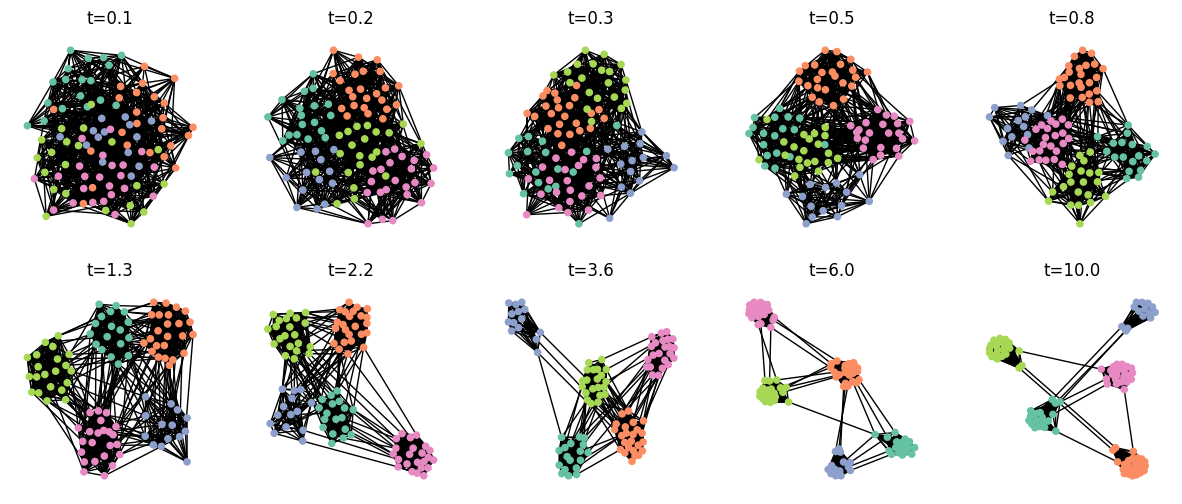
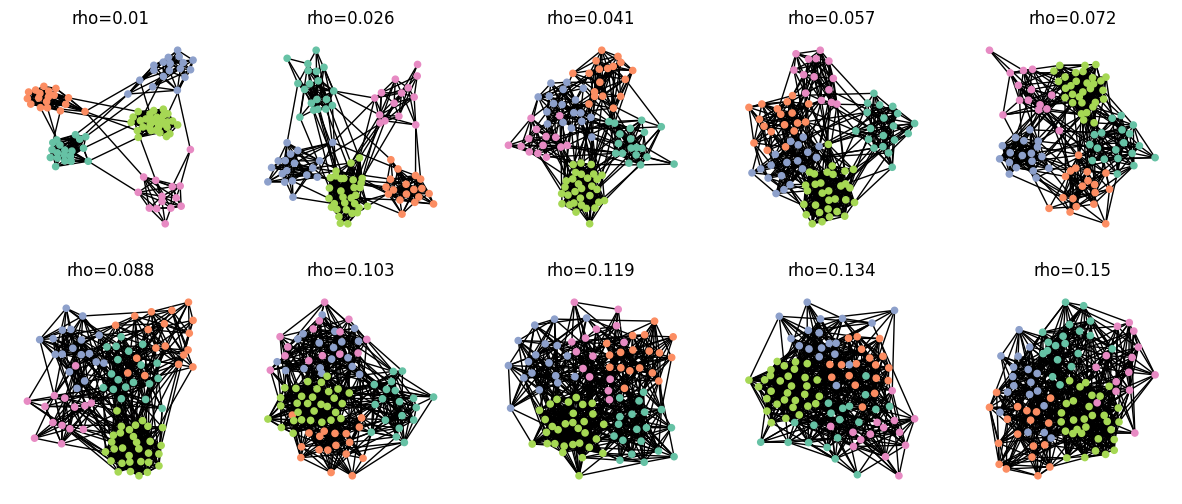
Code edit (unified diff) that turned the first committed figure into the second:
--- before
+++ after
@@ -1,9 +1,11 @@
-structure_list = np.geomspace(0.1, 10, num=10).round(1)
+rho_list = np.linspace(0.01, 0.15, 10).round(3)
+p_in = 0.5
 
 fig, axes = plt.subplots(2, 5, figsize=(15, 6))
 axes = axes.flatten()
-for i, structure_strength in enumerate(structure_list):
+for i, structure_strength in enumerate(rho_list):
     graph = SimulatedGraph(groups, 
-                           structure_strength = structure_strength)
+                           p_in=p_in,
+                           p_out=p_in*rho_list[i])
     graph.plot(ax = axes[i])
-    axes[i].set_title(f"t={structure_strength}")
+    axes[i].set_title(f"rho={rho_list[i]}")

Commit: new graph generation and comparison with other methods